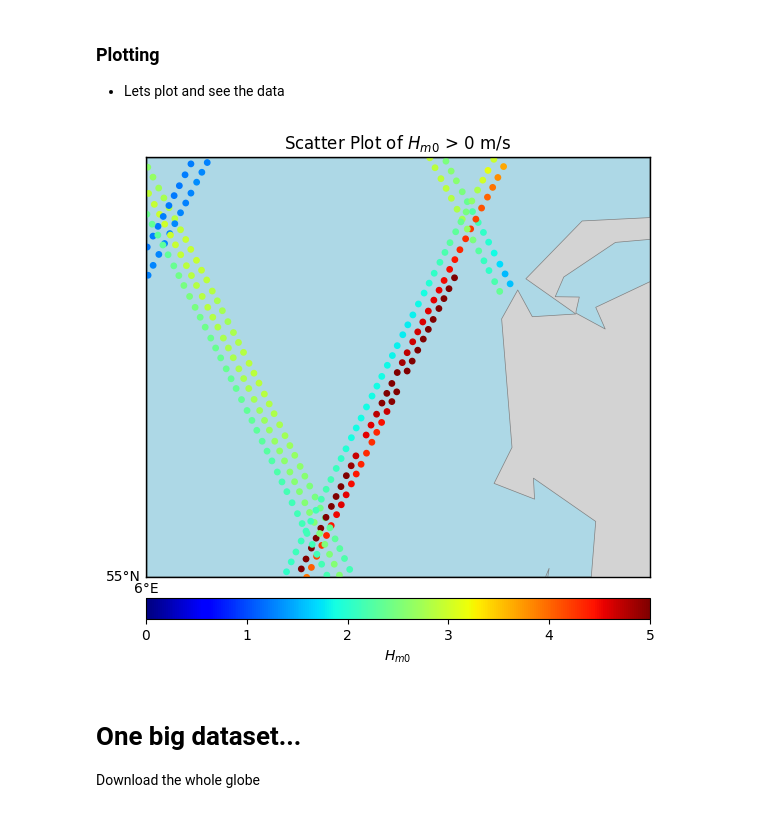
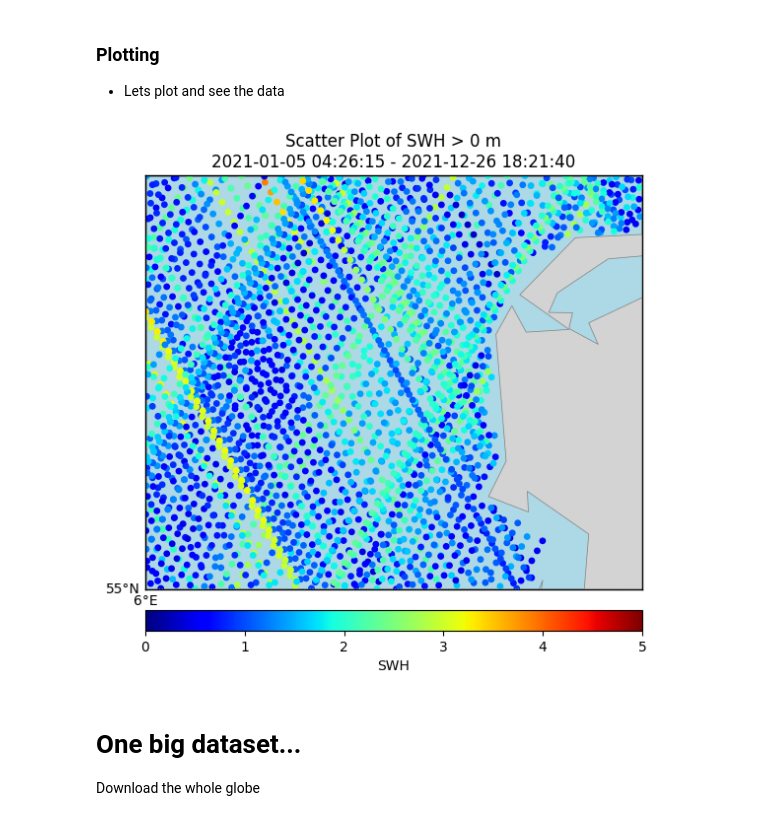
Before and after one commit to Rasmusiwersen/watobs, a Jupyter notebook: notebooks/CMEMS_Scatterometry_Data.ipynb, the cells around one changed output. Drawn from its saved outputs; the diff is of its cells as text; code cells hidden in the pictures.

```diff
--- a/notebooks/CMEMS_Scatterometry_Data.ipynb
+++ b/notebooks/CMEMS_Scatterometry_Data.ipynb
@@ -169,5 +130,5 @@ from watobs.cmems.utils import get_catalogue_stats
 
 import copernicusmarine
 # %%
-repo = CMEMSSatObsRepository("WIND_GLO_PHY_L3_NRT_012_002")
+repo = CMEMSSatObsRepository("WAVE_GLO_PHY_SWH_L3_NRT_014_001")
 # %% [output]
@@ -345,7 +161,8 @@ sample
 # %%
-#dataset = dataset_ids[0]
-dataset = 'cmems_obs-wave_glo_phy-swh_nrt_multi-l4-2deg_P1D-i'
-dataset = 'cmems_obs-wave_glo_phy-swh_my_cfo-l3_PT1S'
+dataset = repo.dataset_ids[0]
+
+start_time="2021-01-01"
+end_time="2021-12-31"
 
 lon_min = 6
 lon_max = 9
@@ -538,7 +173,8 @@ INFO - 2025-12-01T11:57:16Z - Selected dataset part: "default"
 # %%
-df = repo.get_satobs_data(dataset_id=dataset,
-                                start_time="2019-01-01",
-                                #end_time="2021-12-31",
-                                end_time="2019-01-31",
-                                area = area)
+df = repo.get_satobs_data(
+    dataset_id=dataset, # we can disable this comment to download one dataset at a time
+    start_time=start_time,
+    end_time=end_time,
+    area=area,
+)
 # %% [output]
@@ -551,6 +201,10 @@ INFO - 2025-12-01T11:58:01Z - Selected dataset part: "default"
 ### Plotting
 - Lets plot and see the data
 # %%
+# Subset
+timestep_2_plot = df.index.unique()[1]
+df_subset = df.copy()
+
 # Define bounding box
 dxm = 20
 lon_0 = 0.5 * (lon_min + lon_max)
@@ -559,38 +213,38 @@ lat_0 = 0.5 * (lat_min + lat_max)
 plt.figure(figsize=(10, 6))
 
 # Initialize Basemap
 m = Basemap(projection='cyl',
             lon_0=lon_0, lat_0=lat_0,
             llcrnrlon=lon_min, llcrnrlat=lat_min,
             urcrnrlon=lon_max, urcrnrlat=lat_max,
             resolution='l')
 
 # Draw map features
 m.drawcoastlines(color='gray', linewidth=0.5)
 m.fillcontinents(color='lightgray', lake_color='lightblue')
 m.drawmapboundary(fill_color='lightblue')
 
 # Draw parallels and meridians
 m.drawparallels(np.arange(lat_min, lat_max + dxm, dxm),
                 labels=[1, 0, 0, 0], linewidth=0.5, color='lightgray', dashes=[2, 2])
 m.drawmeridians(np.arange(lon_min, lon_max + dxm, dxm),
                 labels=[0, 0, 0, 1], linewidth=0.5, color='lightgray', dashes=[2, 2])
 
 # Prepare coordinates
-x, y = m(df['longitude'].values, df['latitude'].values)
+x, y = m(df_subset['longitude'].values, df_subset['latitude'].values)
 
 # Scatter plot with alpha mask
-cs = m.scatter(x, y, c=df['SWH'], s=15, marker='o',
+cs = m.scatter(x, y, c=df_subset['SWH'], s=15, marker='o',
     cmap=plt.cm.jet, vmin=0, vmax=5)
 
 # Colorbar
 cbar = m.colorbar(cs, location='bottom', pad="5%")
-cbar.set_label('$H_{m0}$')
+cbar.set_label('SWH')
 
-plt.title('Scatter Plot of $H_{m0}$ > 0 m/s')
+plt.title(f'Scatter Plot of SWH > 0 m\n{df.index[0]} - {df.index[-1]}')
 plt.show()
 # %% [output]
-[figure, old version]
+[figure, new version]
 # %% [markdown]
 # One big dataset...
 Download the whole globe
```
Also changed, not shown: parts of 56 cells of this notebook, 3 other files.
